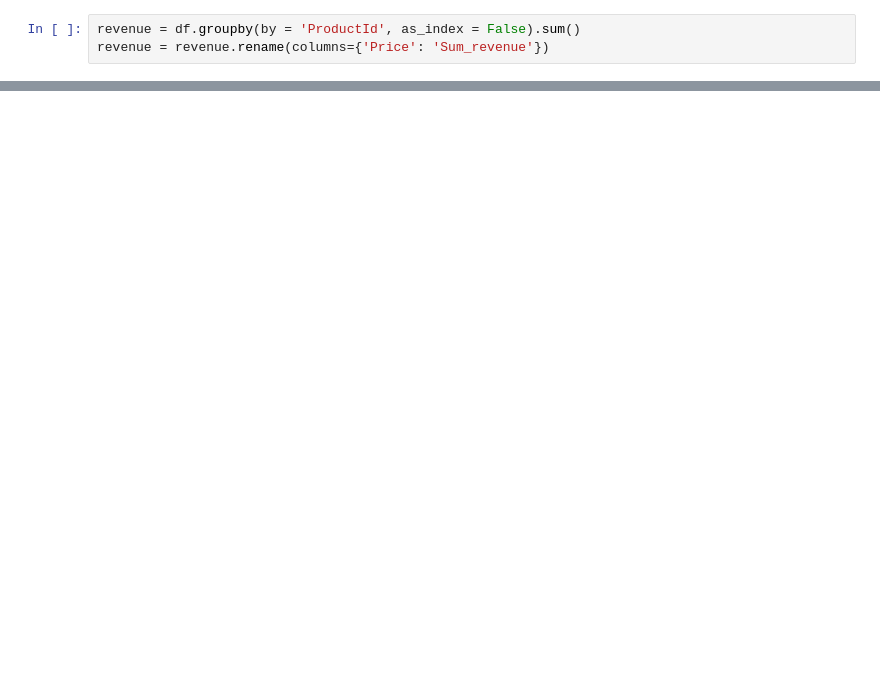
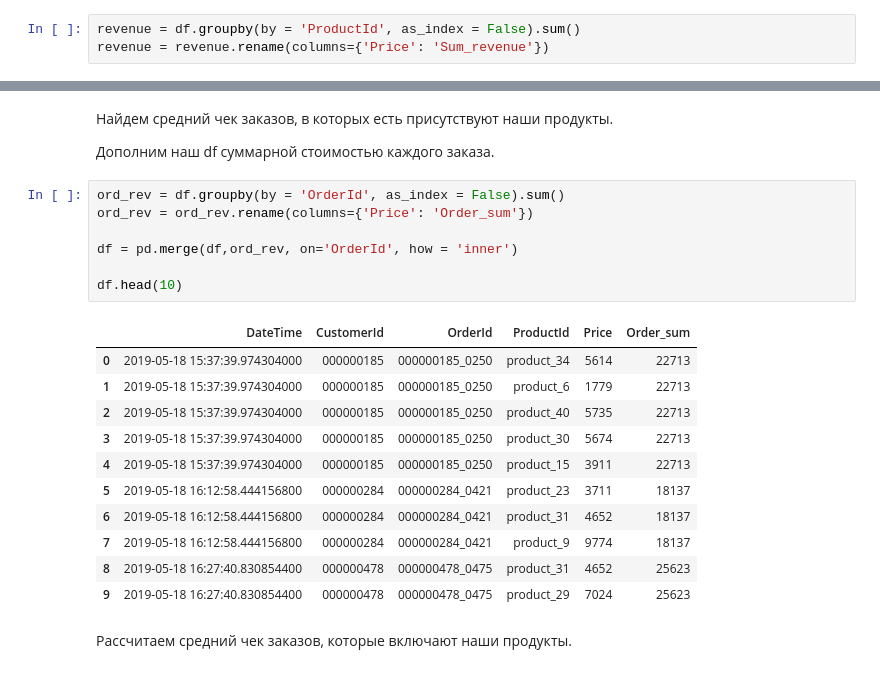
Before and after one commit to psheshke/ds_tasks, a Jupyter notebook: mindbox/jun_ml_mindbox.ipynb, the cells around one changed output, grey strips where cells are left out. Drawn from its saved outputs; the diff is of its cells as text; blank space fills up the shorter version.

```diff
--- a/mindbox/jun_ml_mindbox.ipynb
+++ b/mindbox/jun_ml_mindbox.ipynb
@@ -238,0 +306,25 @@ offline.iplot(fig)
+# %% [markdown]
+Найдем средний чек заказов, в которых есть присутствуют наши продукты.
+
+Дополним наш df суммарной стоимостью каждого заказа.
+# %%
+ord_rev = df.groupby(by = 'OrderId', as_index = False).sum()
+ord_rev = ord_rev.rename(columns={'Price': 'Order_sum'})
+
+df = pd.merge(df,ord_rev, on='OrderId', how = 'inner')
+
+df.head(10)
+# %% [output]
+|  | DateTime | CustomerId | OrderId | ProductId | Price | Order_sum |
+| 0 | 2019-05-18 15:37:39.974304000 | 000000185 | 000000185_0250 | product_34 | 5614 | 22713 |
+| 1 | 2019-05-18 15:37:39.974304000 | 000000185 | 000000185_0250 | product_6 | 1779 | 22713 |
+| 2 | 2019-05-18 15:37:39.974304000 | 000000185 | 000000185_0250 | product_40 | 5735 | 22713 |
+| 3 | 2019-05-18 15:37:39.974304000 | 000000185 | 000000185_0250 | product_30 | 5674 | 22713 |
+| 4 | 2019-05-18 15:37:39.974304000 | 000000185 | 000000185_0250 | product_15 | 3911 | 22713 |
+| 5 | 2019-05-18 16:12:58.444156800 | 000000284 | 000000284_0421 | product_23 | 3711 | 18137 |
+| 6 | 2019-05-18 16:12:58.444156800 | 000000284 | 000000284_0421 | product_31 | 4652 | 18137 |
+| 7 | 2019-05-18 16:12:58.444156800 | 000000284 | 000000284_0421 | product_9 | 9774 | 18137 |
+| 8 | 2019-05-18 16:27:40.830854400 | 000000478 | 000000478_0475 | product_31 | 4652 | 25623 |
+| 9 | 2019-05-18 16:27:40.830854400 | 000000478 | 000000478_0475 | product_29 | 7024 | 25623 |
+# %% [markdown]
+Рассчитаем средний чек заказов, которые включают наши продукты.
```
Also changed, not shown: parts of 23 cells of this notebook.
